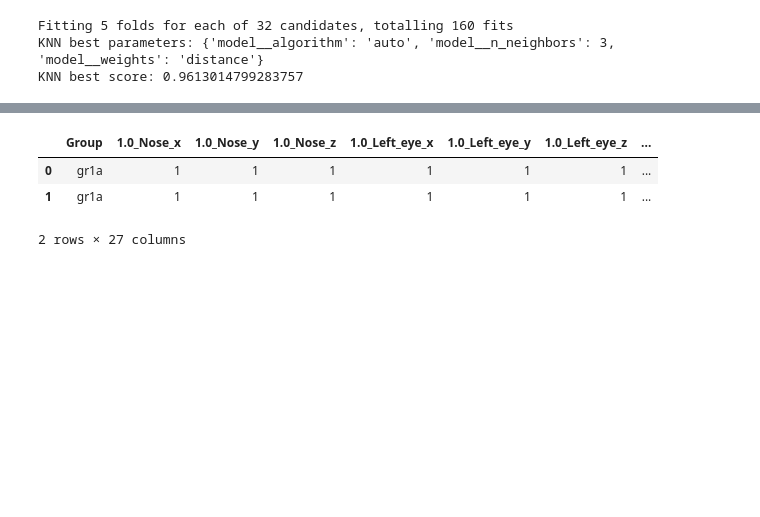
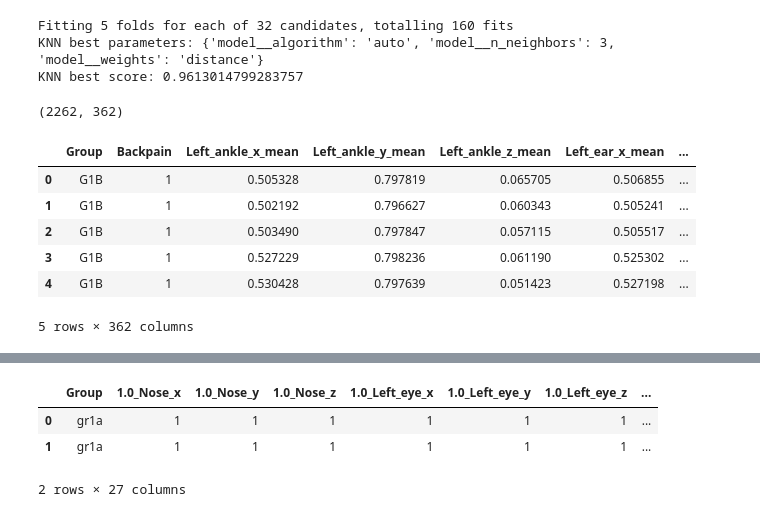
Before and after one commit to ttuyetdinh/main, a Jupyter notebook: keeral.ipynb, the cells around one changed output, grey strips where cells are left out. Cells and saved outputs as stored; diff of their text form; code cells hidden in the pictures; blank space fills up the shorter version.

```diff
--- a/keeral.ipynb
+++ b/keeral.ipynb
@@ -435,6 +443,20 @@ print("KNN best score:", grid_search_knn.best_score_)
 Fitting 5 folds for each of 32 candidates, totalling 160 fits
 KNN best parameters: {'model__algorithm': 'auto', 'model__n_neighbors': 3, 'model__weights': 'distance'}
 KNN best score: 0.9613014799283757
+# %%
+# conca
+# describe the data in the dataset
+print(train_dataset.shape)
+train_dataset.head(5)
+# %% [output]
+(2262, 362)
+|  | Group | Backpain | Left_ankle_x_mean | Left_ankle_y_mean | Left_ankle_z_mean | Left_ear_x_mean | ... |
+| 0 | G1B | 1 | 0.505328 | 0.797819 | 0.065705 | 0.506855 | ... |
+| 1 | G1B | 1 | 0.502192 | 0.796627 | 0.060343 | 0.505241 | ... |
+| 2 | G1B | 1 | 0.503490 | 0.797847 | 0.057115 | 0.505517 | ... |
+| 3 | G1B | 1 | 0.527229 | 0.798236 | 0.061190 | 0.525302 | ... |
+| 4 | G1B | 1 | 0.530428 | 0.797639 | 0.051423 | 0.527198 | ... |
+5 rows × 362 columns
 # %%
 from sklearn.metrics import classification_report, confusion_matrix, ConfusionMatrixDisplay
 import matplotlib.pyplot as plt
```
Also changed, not shown: parts of 6 cells of this notebook.
